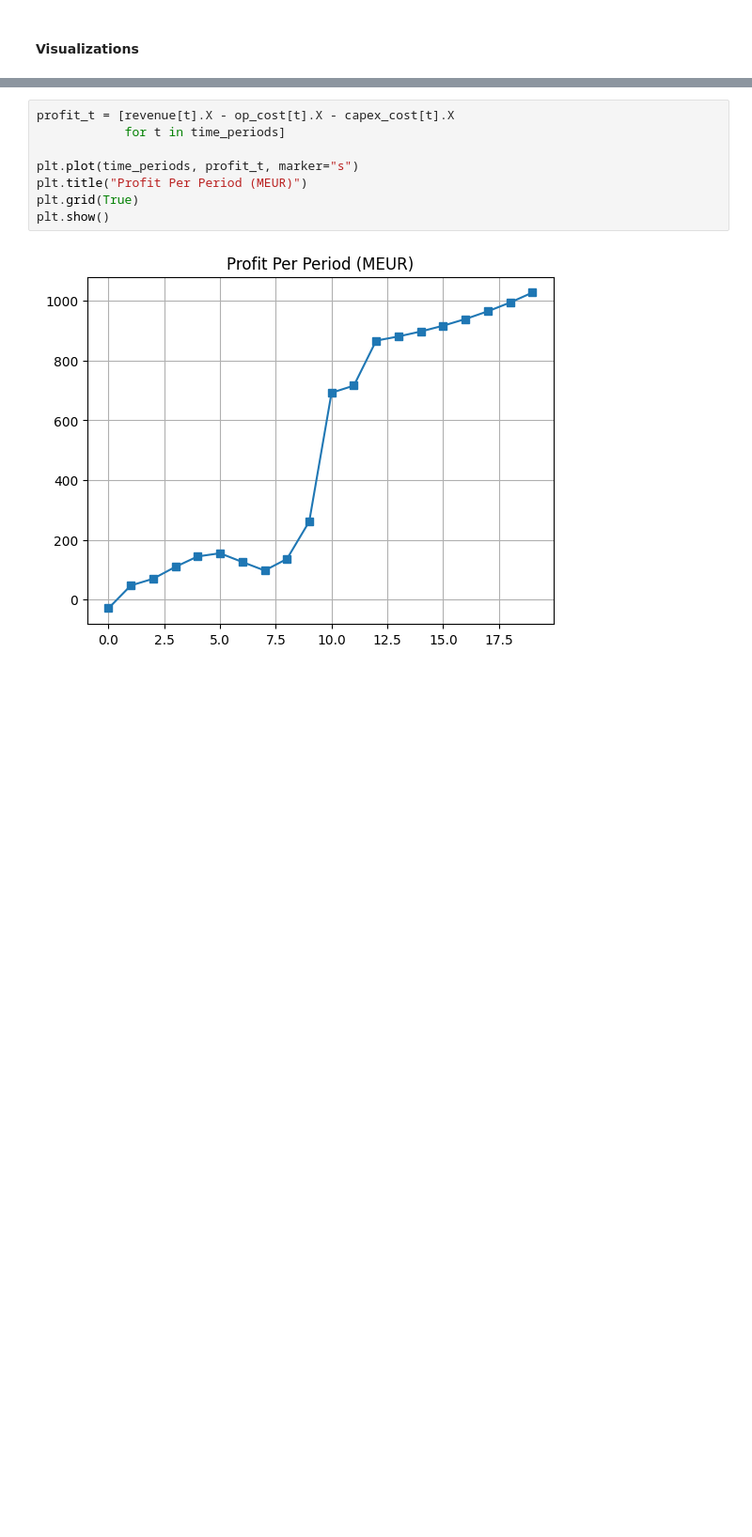
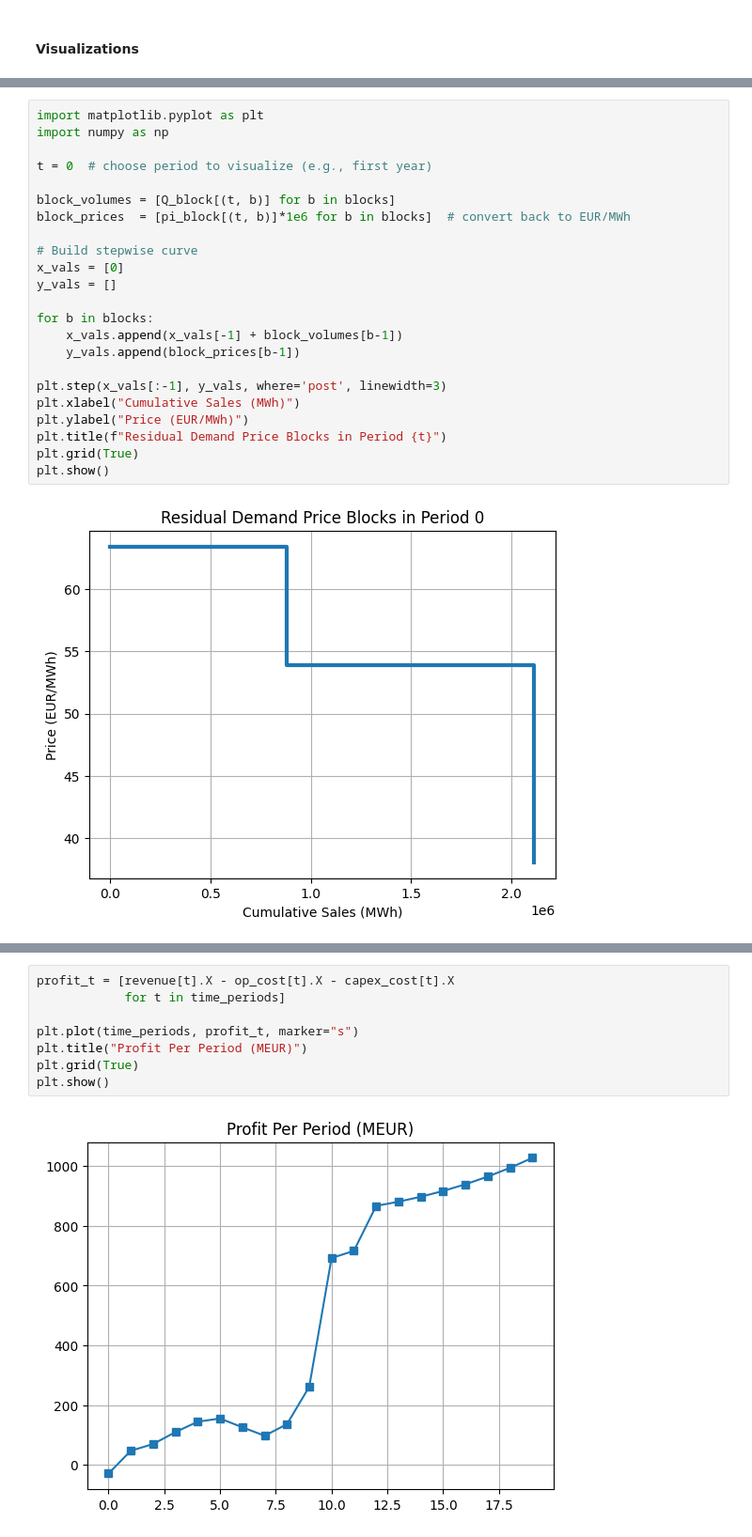
Before and after one commit to jnasw/46750_Assignment2, a Jupyter notebook: model_3.ipynb, the cells around one changed output, grey strips where cells are left out. Shown at 94% size. Drawn from its saved outputs; the diff is of its cells as text; blank space fills up the shorter version.

```diff
--- a/model_3.ipynb
+++ b/model_3.ipynb
@@ -563,0 +601,25 @@ plt.show()
+# %%
+import matplotlib.pyplot as plt
+import numpy as np
+
+t = 0  # choose period to visualize (e.g., first year)
+
+block_volumes = [Q_block[(t, b)] for b in blocks]
+block_prices  = [pi_block[(t, b)]*1e6 for b in blocks]  # convert back to EUR/MWh
+
+# Build stepwise curve
+x_vals = [0]
+y_vals = []
+
+for b in blocks:
+    x_vals.append(x_vals[-1] + block_volumes[b-1])
+    y_vals.append(block_prices[b-1])
+
+plt.step(x_vals[:-1], y_vals, where='post', linewidth=3)
+plt.xlabel("Cumulative Sales (MWh)")
+plt.ylabel("Price (EUR/MWh)")
+plt.title(f"Residual Demand Price Blocks in Period {t}")
+plt.grid(True)
+plt.show()
+# %% [output]
+[figure, added]
```
Also changed, not shown: parts of 12 cells of this notebook.
